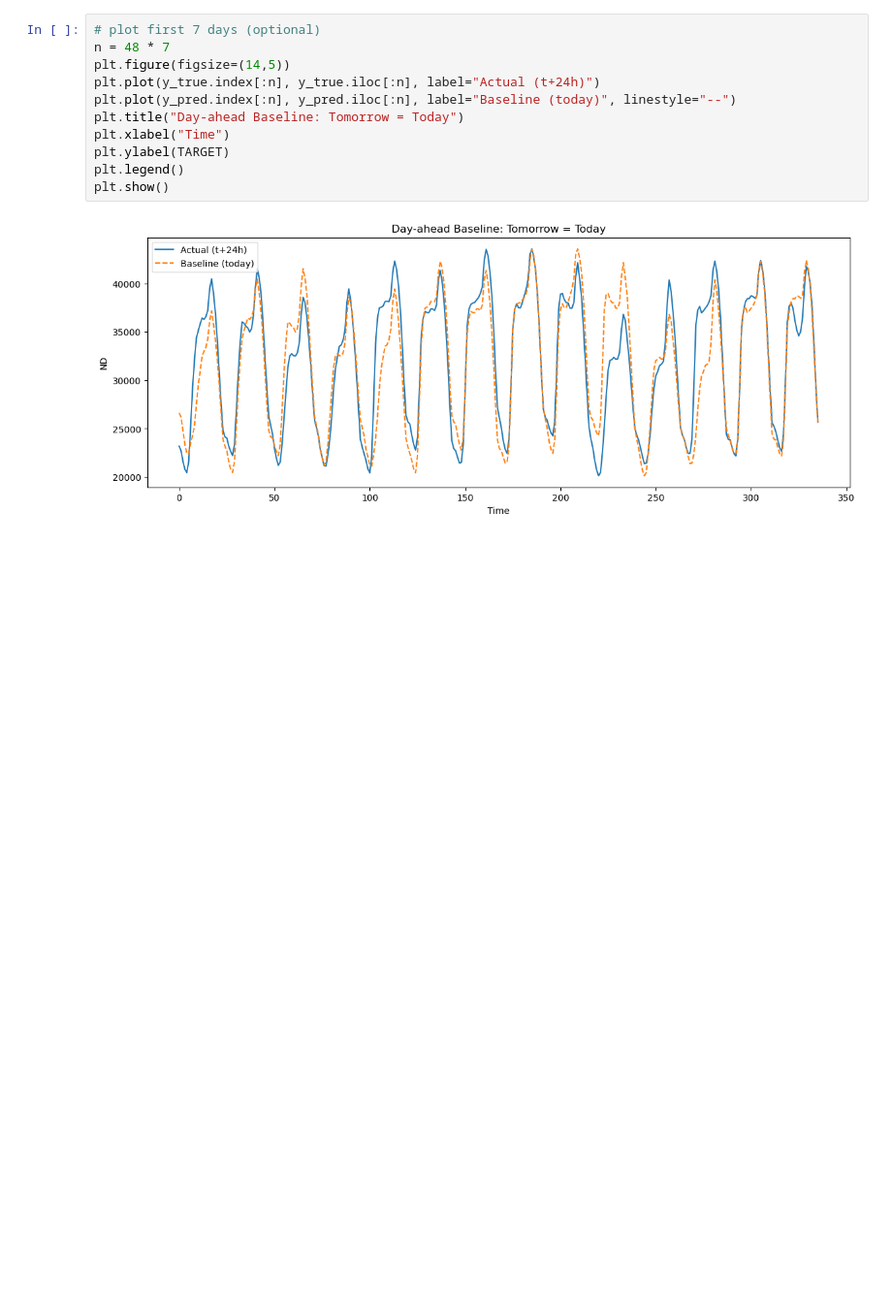
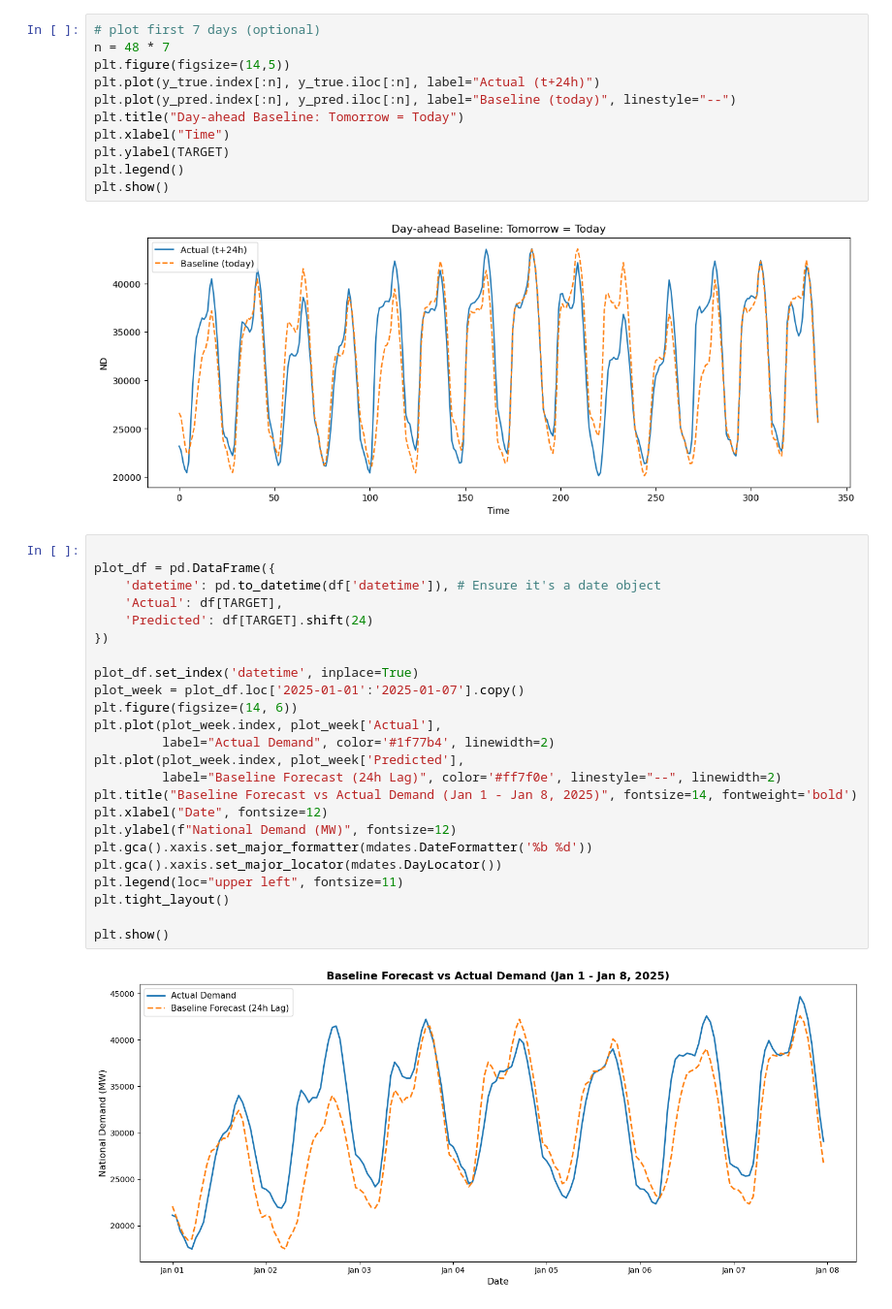
Before and after one commit to Dark-Clown-EMP/data-science-group-project, a Jupyter notebook: jupyter-notebook/final_jupyter_notebook.ipynb, the cells around one changed output. Shown at 97% size. Cells and saved outputs as stored; diff of their text form; blank space fills up the shorter version.

```diff
--- a/jupyter-notebook/final_jupyter_notebook.ipynb
+++ b/jupyter-notebook/final_jupyter_notebook.ipynb
@@ -419,3 +421,29 @@ plt.legend()
 plt.show()
 # %% [output]
 [figure]
+# %%
+
+plot_df = pd.DataFrame({
+    'datetime': pd.to_datetime(df['datetime']), # Ensure it's a date object
+    'Actual': df[TARGET],
+    'Predicted': df[TARGET].shift(24)
+})
+
+plot_df.set_index('datetime', inplace=True)
+plot_week = plot_df.loc['2025-01-01':'2025-01-07'].copy()
+plt.figure(figsize=(14, 6))
+plt.plot(plot_week.index, plot_week['Actual'],
+         label="Actual Demand", color='#1f77b4', linewidth=2)
+plt.plot(plot_week.index, plot_week['Predicted'],
+         label="Baseline Forecast (24h Lag)", color='#ff7f0e', linestyle="--", linewidth=2)
+plt.title("Baseline Forecast vs Actual Demand (Jan 1 - Jan 8, 2025)", fontsize=14, fontweight='bold')
+plt.xlabel("Date", fontsize=12)
+plt.ylabel(f"National Demand (MW)", fontsize=12)
+plt.gca().xaxis.set_major_formatter(mdates.DateFormatter('%b %d'))
+plt.gca().xaxis.set_major_locator(mdates.DayLocator())
+plt.legend(loc="upper left", fontsize=11)
+plt.tight_layout()
+
+plt.show()
+# %% [output]
+[figure, added]
```
Also changed, not shown: parts of 1 cell of this notebook.
